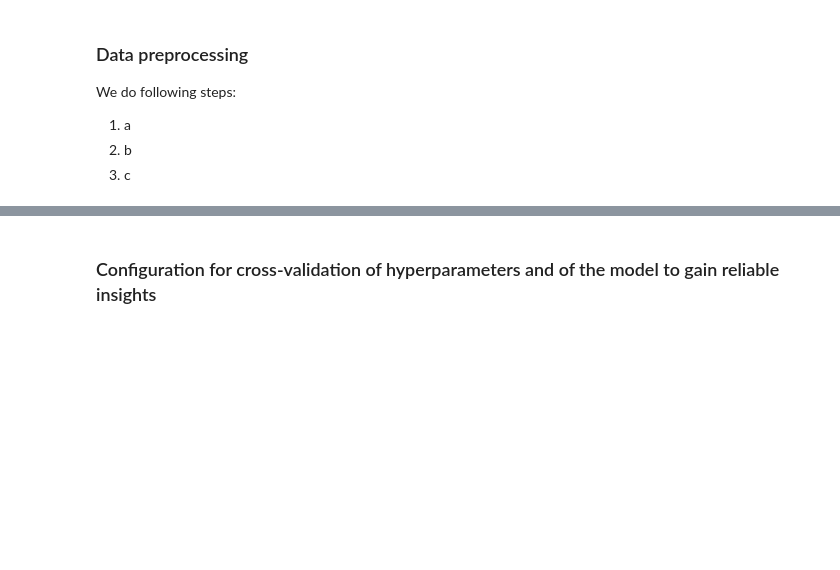
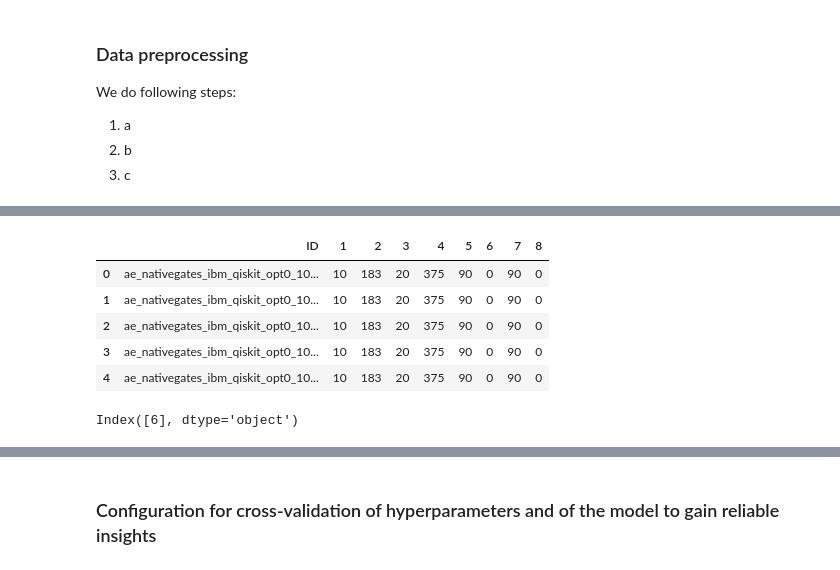
Before and after one commit to KIT-TVA/qiskit-hackathon-2025, a Jupyter notebook: Notebook/main.ipynb, the cells around one changed output, grey strips where cells are left out. Drawn from its saved outputs; the diff is of its cells as text; code cells hidden in the pictures; blank space fills up the shorter version.

```diff
--- a/Notebook/main.ipynb
+++ b/Notebook/main.ipynb
@@ -74,10 +115,14 @@ df_features_unique = df_features_with_id.drop_duplicates(subset='ID')
+# %%
+df_features_with_id.head()
+# %% [output]
+|  | ID | 1 | 2 | 3 | 4 | 5 | 6 | 7 | 8 |
+| 0 | ae_nativegates_ibm_qiskit_opt0_10... | 10 | 183 | 20 | 375 | 90 | 0 | 90 | 0 |
+| 1 | ae_nativegates_ibm_qiskit_opt0_10... | 10 | 183 | 20 | 375 | 90 | 0 | 90 | 0 |
+| 2 | ae_nativegates_ibm_qiskit_opt0_10... | 10 | 183 | 20 | 375 | 90 | 0 | 90 | 0 |
+| 3 | ae_nativegates_ibm_qiskit_opt0_10... | 10 | 183 | 20 | 375 | 90 | 0 | 90 | 0 |
+| 4 | ae_nativegates_ibm_qiskit_opt0_10... | 10 | 183 | 20 | 375 | 90 | 0 | 90 | 0 |
 # %%
-single_value_cols = df_features_unique.columns[df_features_unique.nunique(dropna=False) == 1]
-
-df_feat = df_features_with_id.drop_duplicates('ID').set_index('ID')
-df_feat = df_feat.drop(single_value_cols, axis=1)
-
-df_lbl = df_ored_configuration.set_index('ID')
-y = np.vstack(df_lbl['label_vec'].values)
-
-X = df_feat.values
+single_value_cols = df_features_with_id.columns[df_features_with_id.nunique(dropna=False) == 1]
+single_value_cols
+# %% [output]
+Index([6], dtype='object')
```
Also changed, not shown: parts of 15 cells of this notebook.
